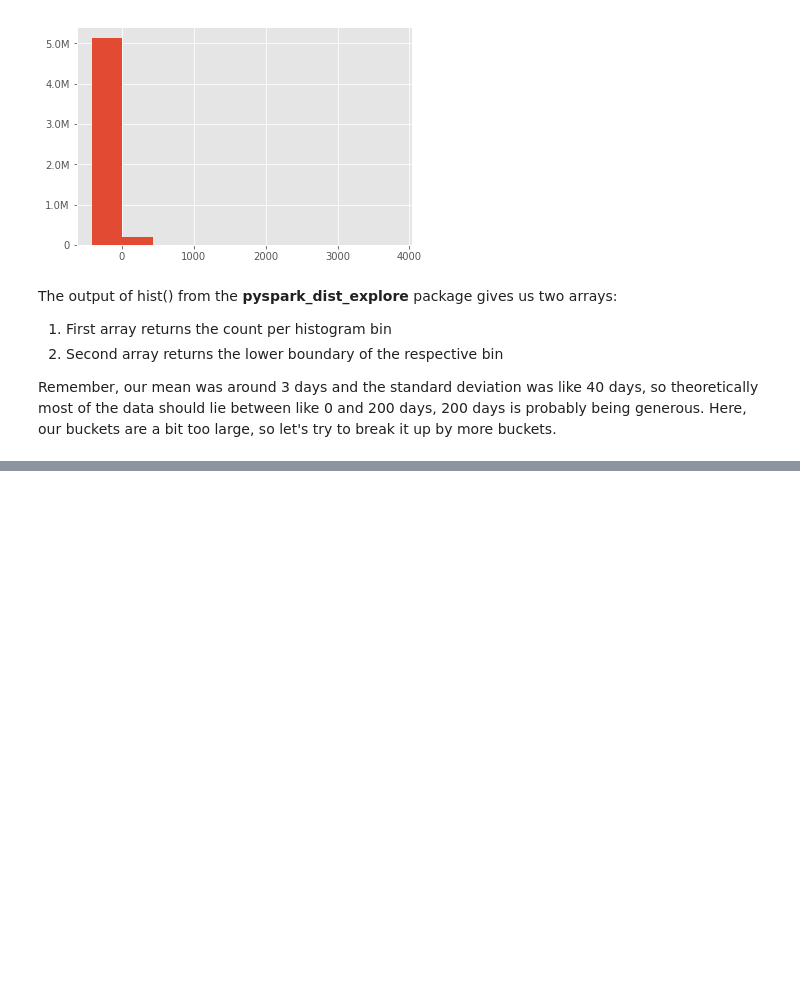
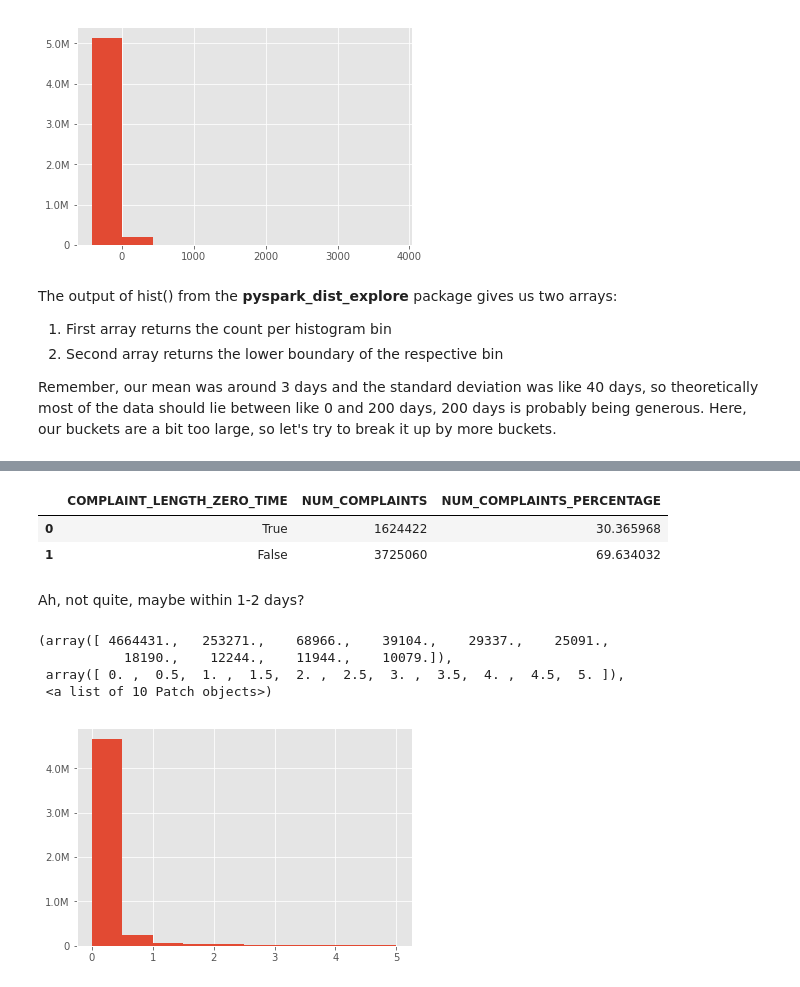
Before and after one commit to strikingmoose/nypd_complaints, a Jupyter notebook: notebook/10 - Data Exploration (Part V - Exploration & Analysis).ipynb, the cells around one changed output, grey strips where cells are left out. Saved outputs shown, nothing was run; the diff lists cells and outputs as text; code cells hidden in the pictures; blank space fills up the shorter version.

```diff
--- a/notebook/10 - Data Exploration (Part V - Exploration & Analysis).ipynb
+++ b/notebook/10 - Data Exploration (Part V - Exploration & Analysis).ipynb
@@ -414,0 +472,19 @@ hist(ax, df_filtered[['COMPLAINT_LENGTH_DAYS']], bins = 100)
+# %%
+# Add percentages column
+complaint_length_groupby['NUM_COMPLAINTS_PERCENTAGE'] = (complaint_length_groupby['NUM_COMPLAINTS'] / complaint_length_groupby['NUM_COMPLAINTS'].sum())*100
+complaint_length_groupby
+# %% [output]
+|  | COMPLAINT_LENGTH_ZERO_TIME | NUM_COMPLAINTS | NUM_COMPLAINTS_PERCENTAGE |
+| 0 | True | 1624422 | 30.365968 |
+| 1 | False | 3725060 | 69.634032 |
+# %% [markdown]
+Ah, not quite, maybe within 1-2 days?
+# %%
+fig, ax = plt.subplots()
+hist(ax, df_filtered[df_filtered['COMPLAINT_LENGTH_DAYS'] <= 5][['COMPLAINT_LENGTH_DAYS']], bins = 10)
+# %% [output]
+(array([ 4664431.,   253271.,    68966.,    39104.,    29337.,    25091.,
+           18190.,    12244.,    11944.,    10079.]),
+ array([ 0. ,  0.5,  1. ,  1.5,  2. ,  2.5,  3. ,  3.5,  4. ,  4.5,  5. ]),
+ <a list of 10 Patch objects>)
+[figure, added]
```
Also changed, not shown: parts of 32 cells of this notebook.
